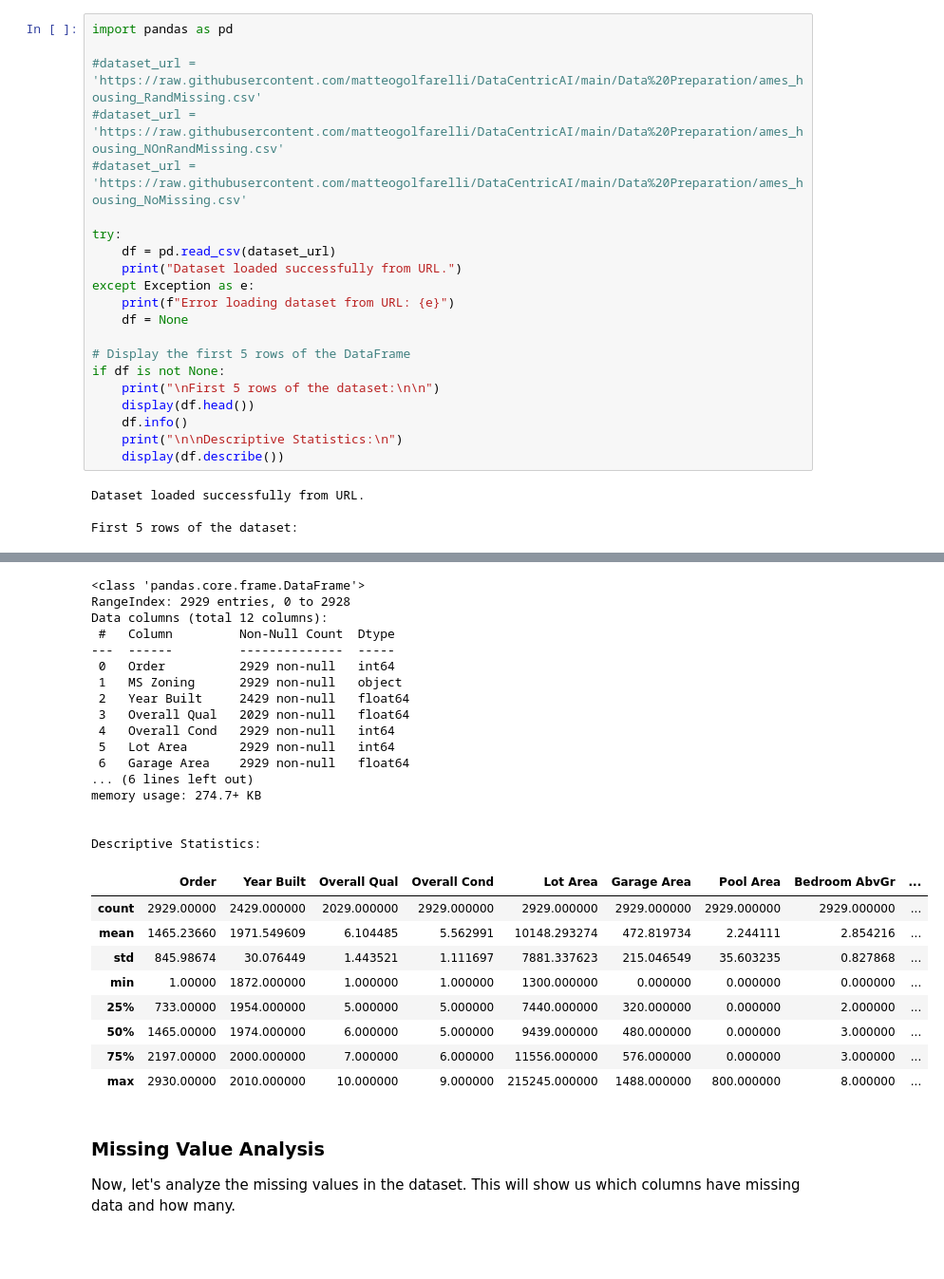
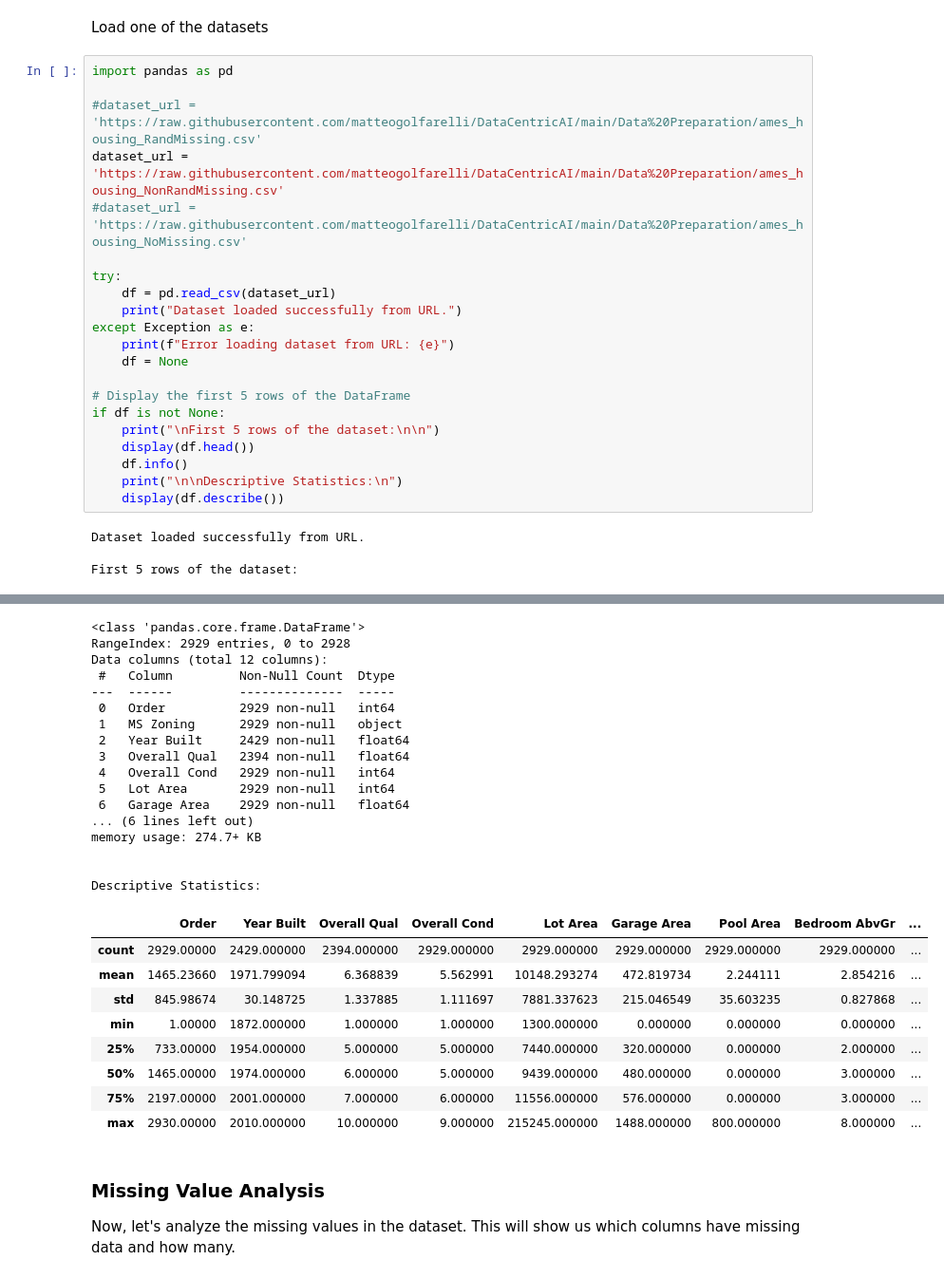
Before and after one commit to matteogolfarelli/DataCentricAI, a Jupyter notebook: Data Preparation/Forecast_SalesPRice_with_missing_data_.ipynb, the cells around one changed output, grey strips where cells are left out. Shown at 95% size. Cells and saved outputs as stored; diff of their text form; blank space fills up the shorter version.

```diff
--- a/Data Preparation/Forecast_SalesPRice_with_missing_data_.ipynb
+++ b/Data Preparation/Forecast_SalesPRice_with_missing_data_.ipynb
@@ -1,10 +1,12 @@
 # %% [markdown]
 <a href="https://colab.research.google.com/github/matteogolfarelli/DataCentricAI/blob/main/Data%20Preparation/Forecast_SalesPRice_with_missing_data_.ipynb" target="_parent"><img src="https://colab.research.google.com/assets/colab-badge.svg" alt="Open In Colab"/></a>
+# %% [markdown]
+Load one of the datasets
 # %%
 import pandas as pd
 
 #dataset_url = 'https://raw.githubusercontent.com/matteogolfarelli/DataCentricAI/main/Data%20Preparation/ames_housing_RandMissing.csv'
-#dataset_url = 'https://raw.githubusercontent.com/matteogolfarelli/DataCentricAI/main/Data%20Preparation/ames_housing_NOnRandMissing.csv'
+dataset_url = 'https://raw.githubusercontent.com/matteogolfarelli/DataCentricAI/main/Data%20Preparation/ames_housing_NonRandMissing.csv'
 #dataset_url = 'https://raw.githubusercontent.com/matteogolfarelli/DataCentricAI/main/Data%20Preparation/ames_housing_NoMissing.csv'
 
 try:
@@ -33,29 +35,29 @@ First 5 rows of the dataset:
 | 4 | 5 | RL | 1997.0 | 5.0 | 5 | 13830 | 482.0 | 0 | ... |
 <class 'pandas.core.frame.DataFrame'>
 RangeIndex: 2929 entries, 0 to 2928
 Data columns (total 12 columns):
  #   Column         Non-Null Count  Dtype
 ---  ------         --------------  -----
  0   Order          2929 non-null   int64
  1   MS Zoning      2929 non-null   object
  2   Year Built     2429 non-null   float64
- 3   Overall Qual   2029 non-null   float64
+ 3   Overall Qual   2394 non-null   float64
  4   Overall Cond   2929 non-null   int64
  5   Lot Area       2929 non-null   int64
  6   Garage Area    2929 non-null   float64
 ... (6 lines left out)
 memory usage: 274.7+ KB
 
 
 Descriptive Statistics:
 |  | Order | Year Built | Overall Qual | Overall Cond | Lot Area | Garage Area | Pool Area | Bedroom AbvGr | ... |
-| count | 2929.00000 | 2429.000000 | 2029.000000 | 2929.000000 | 2929.000000 | 2929.000000 | 2929.000000 | 2929.000000 | ... |
-| mean | 1465.23660 | 1971.549609 | 6.104485 | 5.562991 | 10148.293274 | 472.819734 | 2.244111 | 2.854216 | ... |
-| std | 845.98674 | 30.076449 | 1.443521 | 1.111697 | 7881.337623 | 215.046549 | 35.603235 | 0.827868 | ... |
+| count | 2929.00000 | 2429.000000 | 2394.000000 | 2929.000000 | 2929.000000 | 2929.000000 | 2929.000000 | 2929.000000 | ... |
+| mean | 1465.23660 | 1971.799094 | 6.368839 | 5.562991 | 10148.293274 | 472.819734 | 2.244111 | 2.854216 | ... |
+| std | 845.98674 | 30.148725 | 1.337885 | 1.111697 | 7881.337623 | 215.046549 | 35.603235 | 0.827868 | ... |
 | min | 1.00000 | 1872.000000 | 1.000000 | 1.000000 | 1300.000000 | 0.000000 | 0.000000 | 0.000000 | ... |
 | 25% | 733.00000 | 1954.000000 | 5.000000 | 5.000000 | 7440.000000 | 320.000000 | 0.000000 | 2.000000 | ... |
 | 50% | 1465.00000 | 1974.000000 | 6.000000 | 5.000000 | 9439.000000 | 480.000000 | 0.000000 | 3.000000 | ... |
-| 75% | 2197.00000 | 2000.000000 | 7.000000 | 6.000000 | 11556.000000 | 576.000000 | 0.000000 | 3.000000 | ... |
+| 75% | 2197.00000 | 2001.000000 | 7.000000 | 6.000000 | 11556.000000 | 576.000000 | 0.000000 | 3.000000 | ... |
 | max | 2930.00000 | 2010.000000 | 10.000000 | 9.000000 | 215245.000000 | 1488.000000 | 800.000000 | 8.000000 | ... |
 # %% [markdown]
 ### Missing Value Analysis
```
Also changed, not shown: parts of 14 cells of this notebook.
